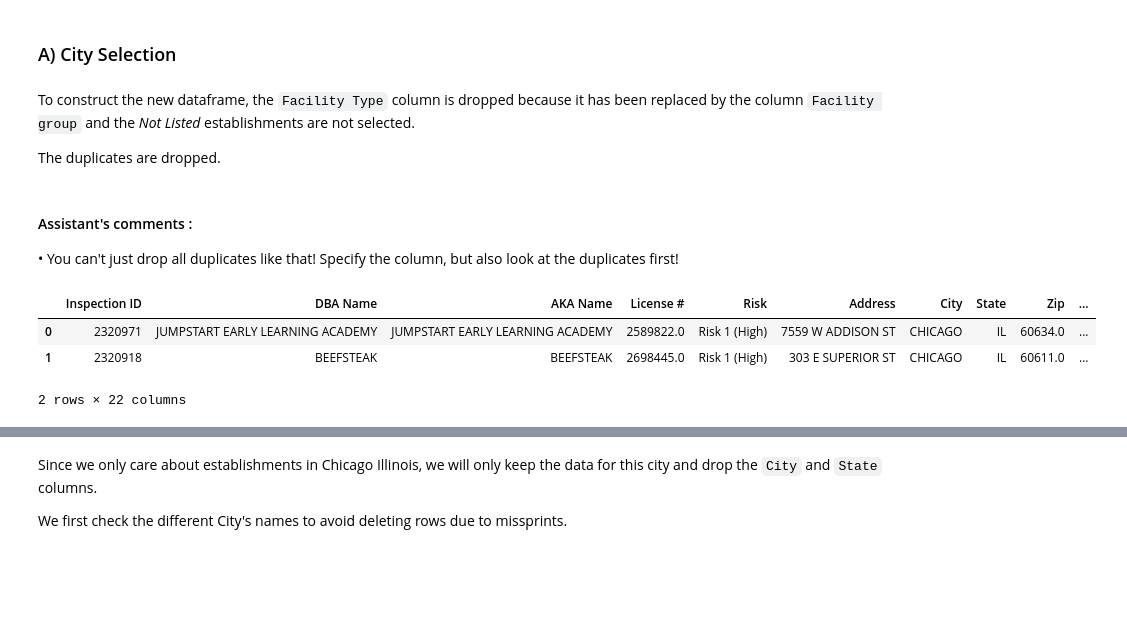
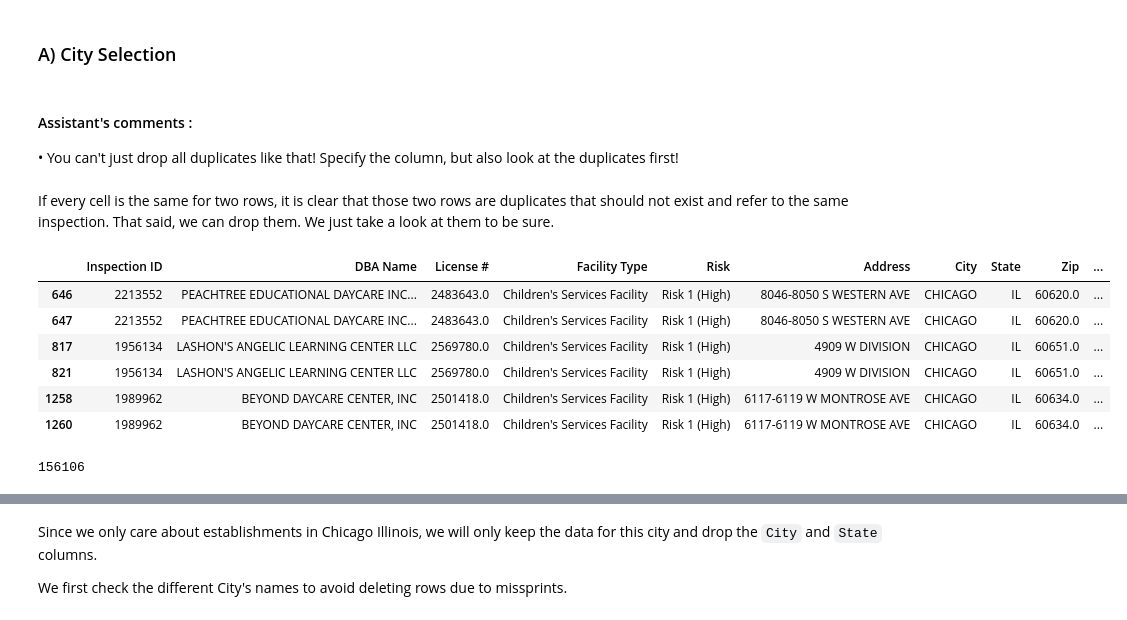
Before and after one commit to clairebilat/ada-2019-project-lost-and-found, a Jupyter notebook: Milestone-2.ipynb, the cells around one changed output, grey strips where cells are left out. Saved outputs shown, nothing was run; the diff lists cells and outputs as text; code cells hidden in the pictures; blank space fills up the shorter version.

```diff
--- a/Milestone-2.ipynb
+++ b/Milestone-2.ipynb
@@ -161,23 +199,19 @@ eat_seat.head()
 ### 2.2 Columns Cleaning
 # %% [markdown]
 ### A) City Selection
-# %% [markdown]
-To construct the new dataframe, the `Facility Type` column is dropped because it has been replaced by the column `Facility group` and the *Not Listed* establishments are not selected.
-
-The duplicates are dropped.
 # %% [markdown]
 #### Assistant's comments :
 •	You can't just drop all duplicates like that! Specify the column, but also look at the duplicates first!
-# %%
-eat_seat = newcolfromdict(df, total_dic, 'Facility Type', 'Facility Group')
-eat_seat = df.loc[df['Facility Group'] != 'Not Listed']
-eat_seat = eat_seat.drop(columns = ['Facility Type'])
-
-eat_seat = eat_seat.drop_duplicates()
-
-eat_seat.head(2)
-# %% [output]
-|  | Inspection ID | DBA Name | AKA Name | License # | Risk | Address | City | State | Zip | ... |
-| 0 | 2320971 | JUMPSTART EARLY LEARNING ACADEMY | JUMPSTART EARLY LEARNING ACADEMY | 2589822.0 | Risk 1 (High) | 7559 W ADDISON ST | CHICAGO | IL | 60634.0 | ... |
-| 1 | 2320918 | BEEFSTEAK | BEEFSTEAK | 2698445.0 | Risk 1 (High) | 303 E SUPERIOR ST | CHICAGO | IL | 60611.0 | ... |
-2 rows × 22 columns
+# %% [markdown]
+If every cell is the same for two rows, it is clear that those two rows are duplicates that should not exist and refer to the same inspection. That said, we can drop them. We just take a look at them to be sure.
+# %%
+duplicates = eat_seat[eat_seat.duplicated(subset=None, keep=False)]
+duplicates.head(6)
+# %% [output]
+|  | Inspection ID | DBA Name | License # | Facility Type | Risk | Address | City | State | Zip | ... |
+| 646 | 2213552 | PEACHTREE EDUCATIONAL DAYCARE INC... | 2483643.0 | Children's Services Facility | Risk 1 (High) | 8046-8050 S WESTERN AVE | CHICAGO | IL | 60620.0 | ... |
+| 647 | 2213552 | PEACHTREE EDUCATIONAL DAYCARE INC... | 2483643.0 | Children's Services Facility | Risk 1 (High) | 8046-8050 S WESTERN AVE | CHICAGO | IL | 60620.0 | ... |
+| 817 | 1956134 | LASHON'S ANGELIC LEARNING CENTER LLC | 2569780.0 | Children's Services Facility | Risk 1 (High) | 4909 W DIVISION | CHICAGO | IL | 60651.0 | ... |
+| 821 | 1956134 | LASHON'S ANGELIC LEARNING CENTER LLC | 2569780.0 | Children's Services Facility | Risk 1 (High) | 4909 W DIVISION | CHICAGO | IL | 60651.0 | ... |
+| 1258 | 1989962 | BEYOND DAYCARE CENTER, INC | 2501418.0 | Children's Services Facility | Risk 1 (High) | 6117-6119 W MONTROSE AVE | CHICAGO | IL | 60634.0 | ... |
+| 1260 | 1989962 | BEYOND DAYCARE CENTER, INC | 2501418.0 | Children's Services Facility | Risk 1 (High) | 6117-6119 W MONTROSE AVE | CHICAGO | IL | 60634.0 | ... |
@@ -183,0 +220,4 @@ eat_seat.head(2)
+# %%
+len(eat_seat)
+# %% [output]
+156106
```
Also changed, not shown: parts of 20 cells of this notebook.
